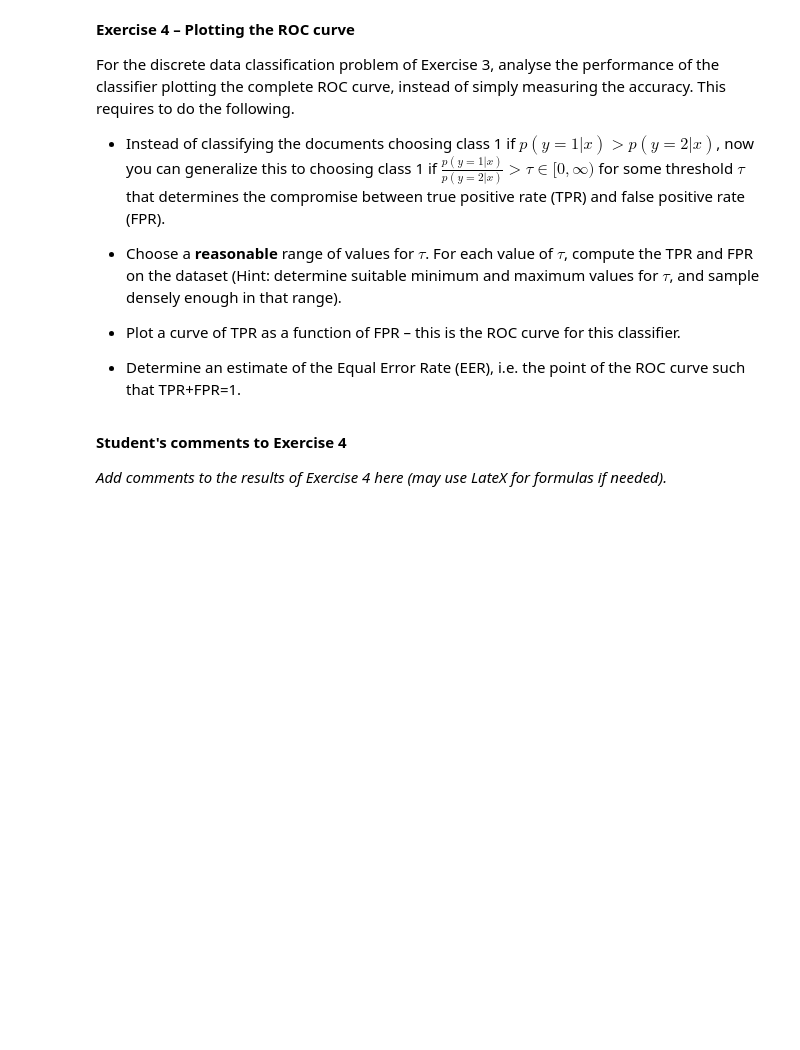
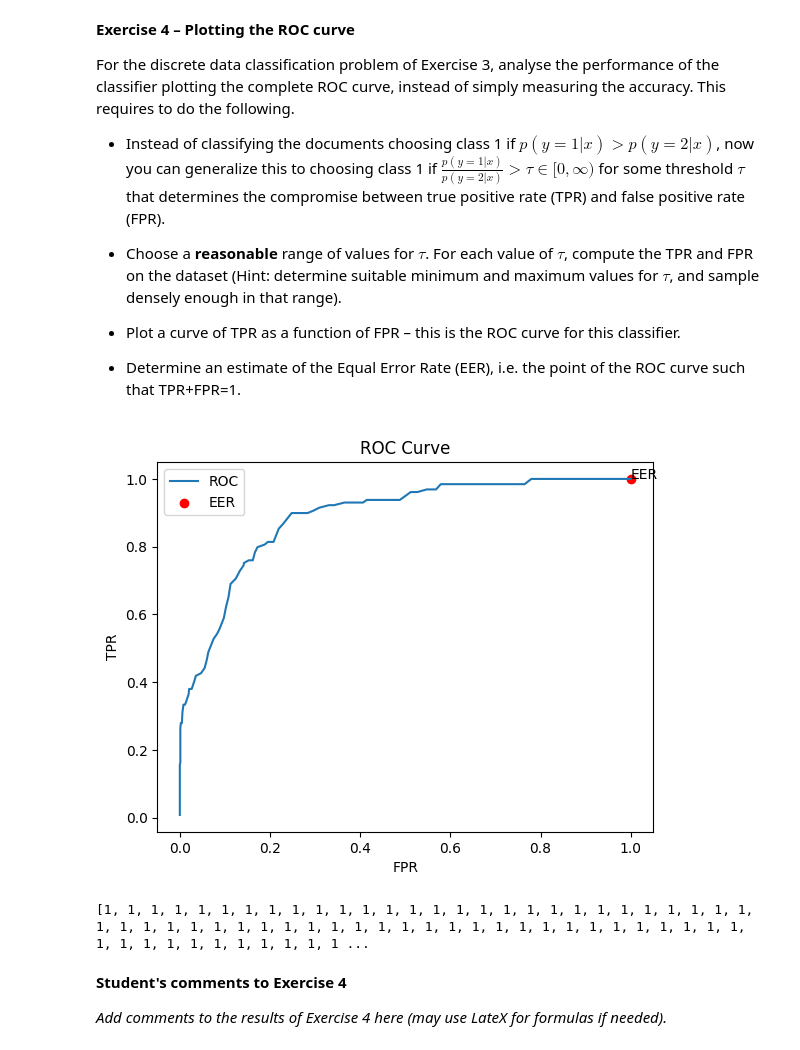
Before and after one commit to A-M-Alizadeh/Statistical-Labs, a Jupyter notebook: Stat Labs/Lab2_v6/Lab2_v6.ipynb, the cells around one changed output. Cells and saved outputs as stored; diff of their text form; code cells hidden in the pictures; blank space fills up the shorter version.

Commit message:
roc curve bug

```diff
--- a/Stat Labs/Lab2_v6/Lab2_v6.ipynb
+++ b/Stat Labs/Lab2_v6/Lab2_v6.ipynb
@@ -475,13 +544,90 @@ For the discrete data classification problem of Exercise 3, analyse the performa
 # %%
 #Use the posterior probabilities previously and classify using the formula above to estimate tau
 
 #Note: To estimate the TPR you need to compute the number of cases where class 1 is correctly predicted,
 #this value then has to be divided by the number of elements in the test set which belong to class 1
 
 #The FPR is computed by selecting the number of cases where class 1 is predicted incorrectly,
 #this value then has to be divided by the number of elements in the test set which do not belong to class 1
 
 #The point corresponding to the EER can be found by plotting on the ROC curve the function y = 1 - x
+
+# from tkinter import N
+
+def ROCEstimator(mapClass0, mapClass1, taw):
+    y_pred_test_roc = []
+    for i in range(len(mapClass0)):
+        if np.abs(mapClass0[i]) / np.abs(mapClass1[i]) > taw:
+            y_pred_test_roc.append(0)
+        elif np.abs(mapClass0[i]) / np.abs(mapClass1[i]) <= taw:
+            y_pred_test_roc.append(1)
+    return y_pred_test_roc
+
+#compute accuracy, TPR, FPR and EER
+
+def Accuracy(y, y_pred):
+    return np.sum(y == y_pred) / len(y)
+
+def TPR(y, y_pred):
+    nTrue = 0
+    nPos = 0
+    for i in range(len(y)):
+        if y[i] == 0 :
+            nTrue += 1
+            if y_pred[i] == 0:
+                nPos += 1
+    TPR = nPos / nTrue
+    return TPR
+
+def FPR(y, y_pred):
+    nFalse = 0
+    nNeg = 0
+    for i in range(len(y)):
+        if y[i] == 1 :
+            nFalse += 1
+            if y_pred[i] == 0:
+                nNeg += 1
+    FPR = nNeg / nFalse
+    return FPR
+
+# #compute the ROC curve
+taws = np.arange(0,6,0.01)
+TPRs = []
+FPRs = []
+ERRs = []
+ERR_Points = []
+
+for i in taws:
+    y_pred_test_roc = ROCEstimator(MAP_Sentence0, MAP_Sentence1, i)
+    TPRr = TPR(y_test, y_pred_test_roc)
+    FPRr = FPR(y_test, y_pred_test_roc)
+    TPRs.append(TPRr)
+    FPRs.append(FPRr)
+    #find ERR Points where tpr_fp = 1
+    if np.abs((TPRr + FPRr) - 1):
+        ERRs.append(i)
+        ERR_Points.append(FPRr)
+        ERR_Points.append(TPRr)
+
+
+#plot the ROC curve
+#show the point corresponding to the EER on the ROC curve
+#show the value of ERR on the plot
+plt.plot(FPRs, TPRs, label='ROC')
+plt.scatter(ERR_Points[0], ERR_Points[1], color='red', label='EER')
+plt.text(ERR_Points[0], ERR_Points[1], 'EER')
+plt.xlabel('FPR')
+plt.ylabel('TPR')
+plt.title('ROC Curve')
+plt.legend()
+plt.show()
+# %% [output]
+[figure, added]
+# %%
+result = ROCEstimator(MAP_Sentence0, MAP_Sentence1, 15)
+print(result)
+# %% [output]
+[1, 1, 1, 1, 1, 1, 1, 1, 1, 1, 1, 1, 1, 1, 1, 1, 1, 1, 1, 1, 1, 1, 1, 1, 1, 1, 1, 1, 1, 1, 1, 1, 1, 1, 1, 1, 1, 1, 1, 1, 1, 1, 1, 1, 1, 1, 1, 1, 1, 1, 1, 1, 1, 1, 1, 1, 1, 1, 1, 1, 1, 1, 1, 1, 1, 1, 1 ...
 # %% [markdown]
 **Student's comments to Exercise 4**
 
```
Also changed, not shown: parts of 4 cells of this notebook.
